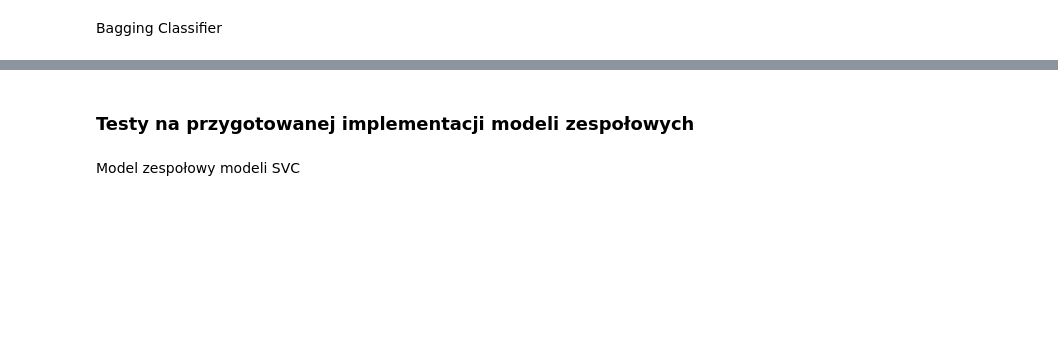
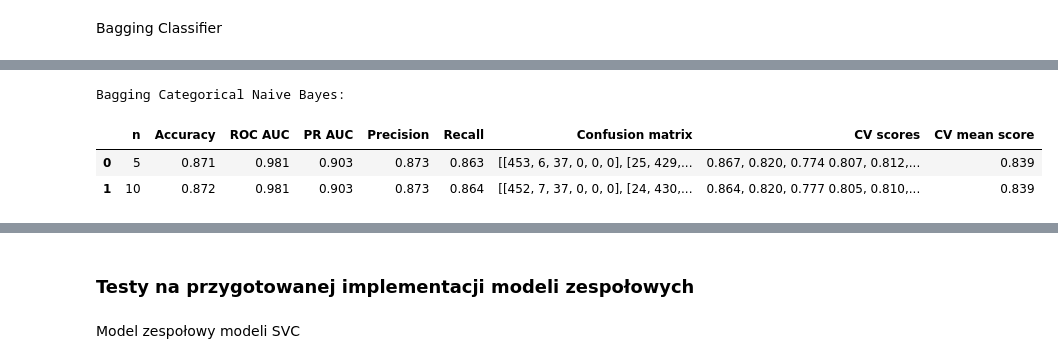
Before and after one commit to JakubDziegielewski/Ensambles, a Jupyter notebook: experiments_v2.ipynb, the cells around one changed output, grey strips where cells are left out. Saved outputs shown, nothing was run; the diff lists cells and outputs as text; code cells hidden in the pictures; blank space fills up the shorter version.

```diff
--- a/experiments_v2.ipynb
+++ b/experiments_v2.ipynb
@@ -103,0 +113,12 @@ def print_results(accuracy_score, roc_auc, pr_auc, precision, recall, conf_matri
+# %%
+def format_conf_matrix(conf_matrix):
+    formatted_matrix = '[' + ',<br> '.join(['[' + ', '.join(map(str, row)) + ']' for row in conf_matrix]) + ']'
+    return formatted_matrix
+
+# Define a function to format CV scores into multiple lines
+def format_cv_scores(cv_scores):
+    lines = []
+    for i in range(0, len(cv_scores), 4):
+        line = ', '.join(f'{score:.3f}' for score in cv_scores[i:i+3])
+        lines.append(line)
+    return '<br>'.join(lines)
@@ -349,0 +376,21 @@ CV mean score: 0.731
+# %%
+bag_catNB_results = test_ensemble(
+    x_discrete,
+    y,
+    x_train_discrete,
+    y_train,
+    x_test_discrete,
+    y_test,
+    classifier = BaggingClassifier,
+    model = CategoricalNB(min_categories=[4]*561),
+    n_estimators_values=[5,10],
+    random_state = random_state
+    )
+# %%
+print("Bagging Categorical Naive Bayes:")
+display(HTML(bag_catNB_results.to_html(escape=False)))
+# %% [output]
+Bagging Categorical Naive Bayes:
+|  | n | Accuracy | ROC AUC | PR AUC | Precision | Recall | Confusion matrix | CV scores | CV mean score |
+| 0 | 5 | 0.871 | 0.981 | 0.903 | 0.873 | 0.863 | [[453, 6, 37, 0, 0, 0], [25, 429,... | 0.867, 0.820, 0.774 0.807, 0.812,... | 0.839 |
+| 1 | 10 | 0.872 | 0.981 | 0.903 | 0.873 | 0.864 | [[452, 7, 37, 0, 0, 0], [24, 430,... | 0.864, 0.820, 0.777 0.805, 0.810,... | 0.839 |
```
Also changed, not shown: parts of 39 cells of this notebook, 2 other files.
